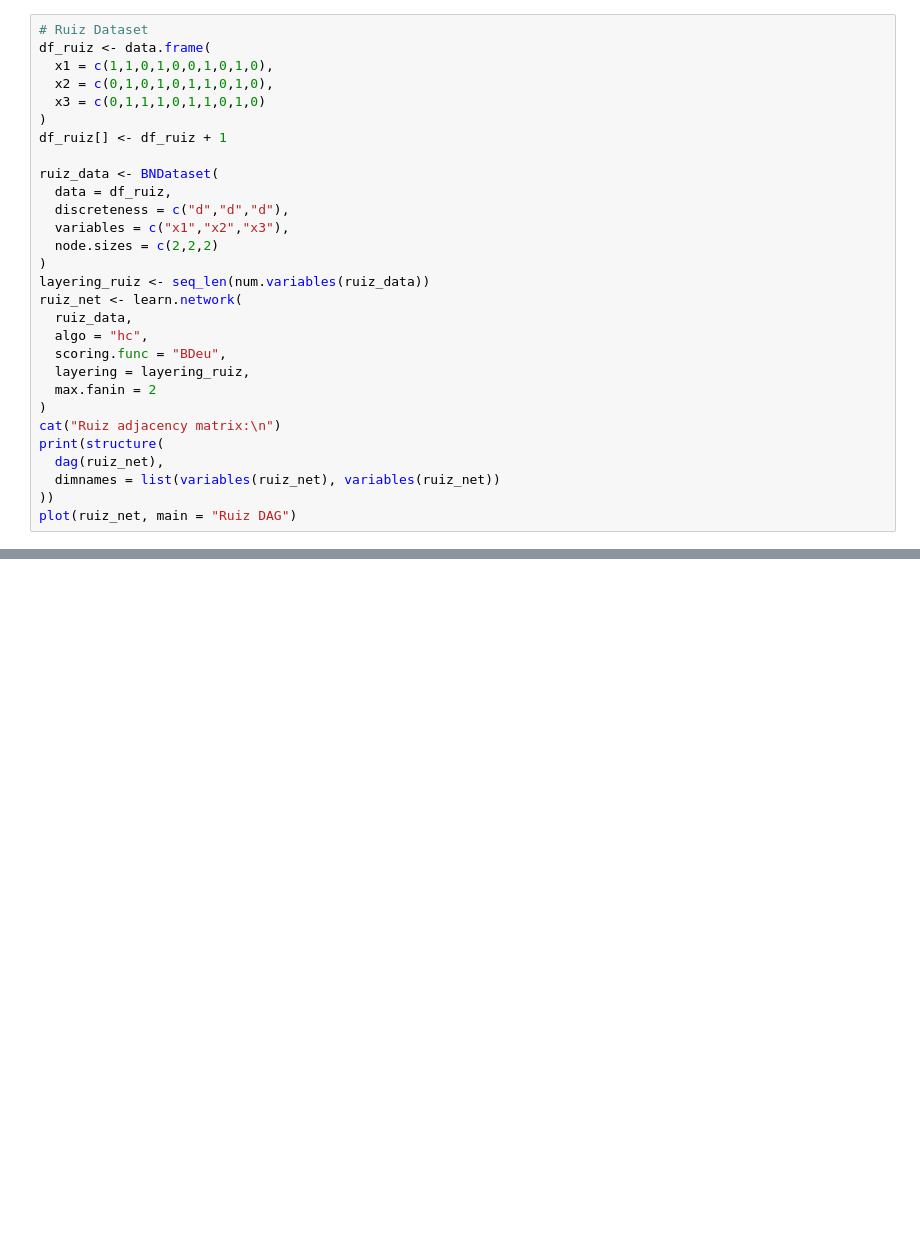
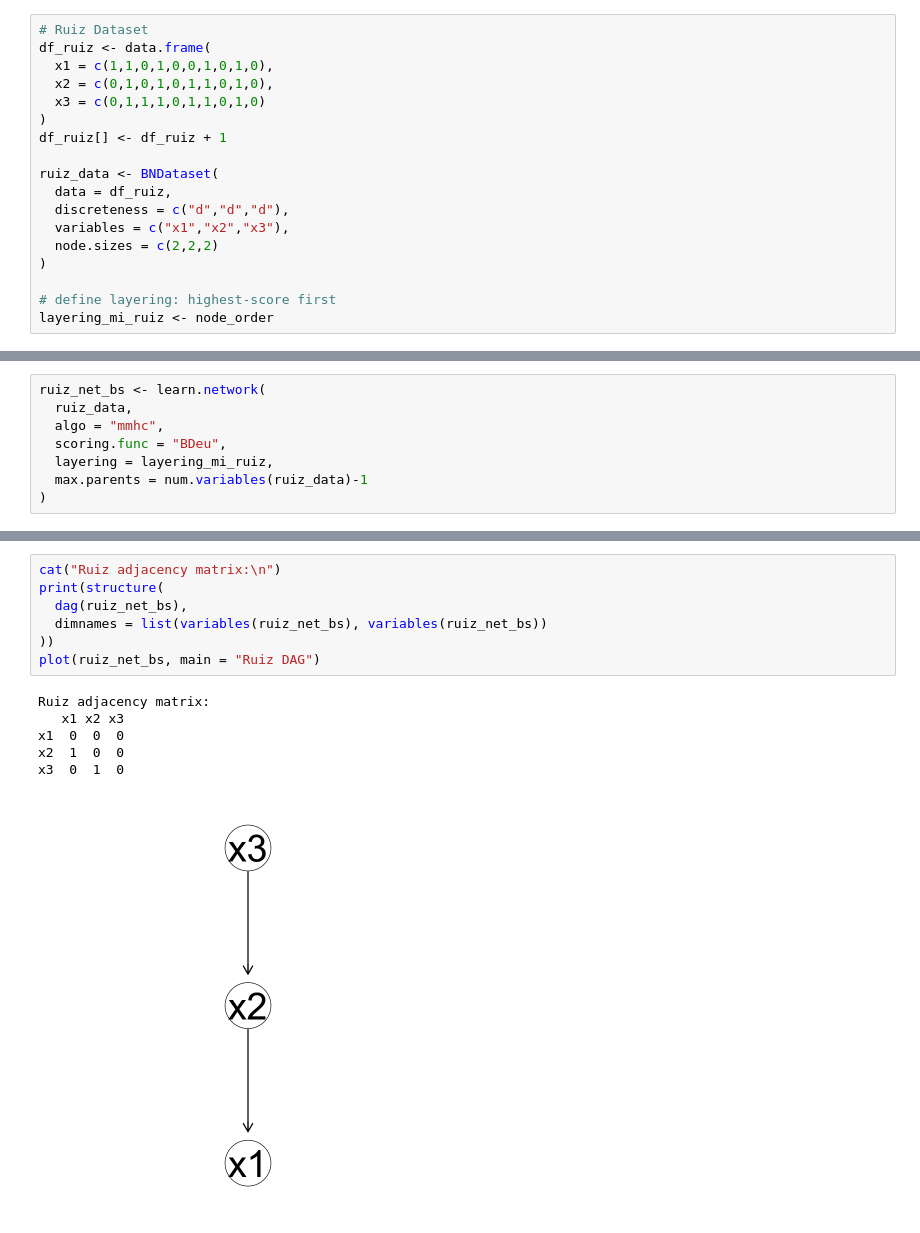
Before and after one commit to filippobezzi/bayesian_networks, a Jupyter notebook: part2_structure_learning_bnstruct.ipynb, the cells around one changed output, grey strips where cells are left out. Cells and saved outputs as stored; diff of their text form; blank space fills up the shorter version.

```diff
--- a/part2_structure_learning_bnstruct.ipynb
+++ b/part2_structure_learning_bnstruct.ipynb
@@ -220,17 +269,6 @@ ruiz_data <- BNDataset(
   variables = c("x1","x2","x3"),
   node.sizes = c(2,2,2)
 )
-layering_ruiz <- seq_len(num.variables(ruiz_data))
-ruiz_net <- learn.network(
-  ruiz_data,
-  algo = "hc",
-  scoring.func = "BDeu",
-  layering = layering_ruiz,
-  max.fanin = 2
-)
-cat("Ruiz adjacency matrix:\n")
-print(structure(
-  dag(ruiz_net),
-  dimnames = list(variables(ruiz_net), variables(ruiz_net))
-))
-plot(ruiz_net, main = "Ruiz DAG")
+
+# define layering: highest‐score first
+layering_mi_ruiz <- node_order
@@ -250,0 +275,8 @@ x3  0  0  0
+# %%
+ruiz_net_bs <- learn.network(
+  ruiz_data,
+  algo = "mmhc",
+  scoring.func = "BDeu",
+  layering = layering_mi_ruiz,
+  max.parents = num.variables(ruiz_data)-1
+)
@@ -250,0 +291,14 @@ x3  0  0  0
+# %%
+cat("Ruiz adjacency matrix:\n")
+print(structure(
+  dag(ruiz_net_bs),
+  dimnames = list(variables(ruiz_net_bs), variables(ruiz_net_bs))
+))
+plot(ruiz_net_bs, main = "Ruiz DAG")
+# %% [output]
+Ruiz adjacency matrix:
+   x1 x2 x3
+x1  0  0  0
+x2  1  0  0
+x3  0  1  0
+[figure, added]
```
Also changed, not shown: parts of 17 cells of this notebook, 2 other files.
